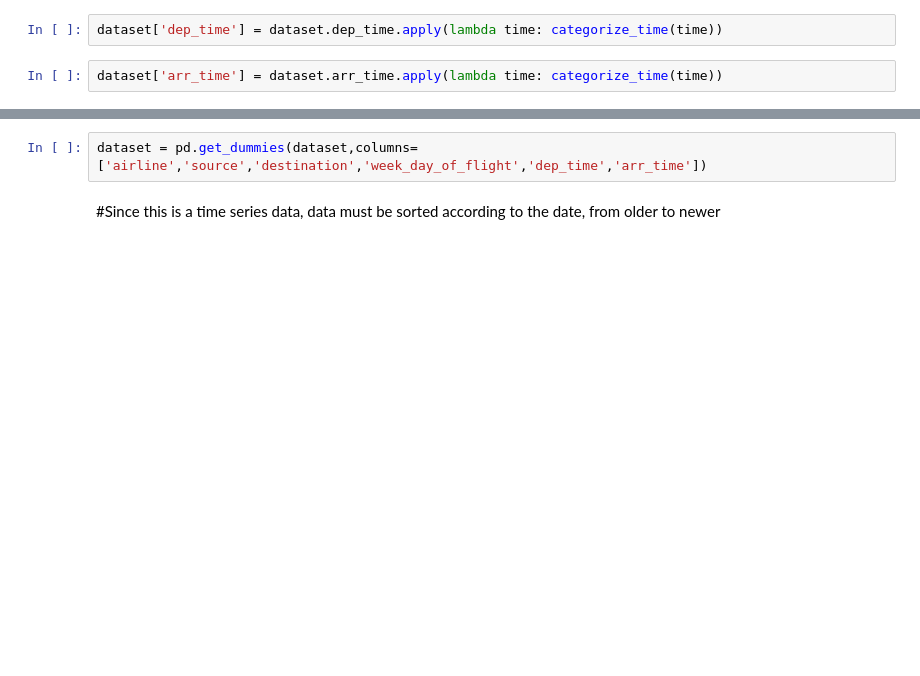
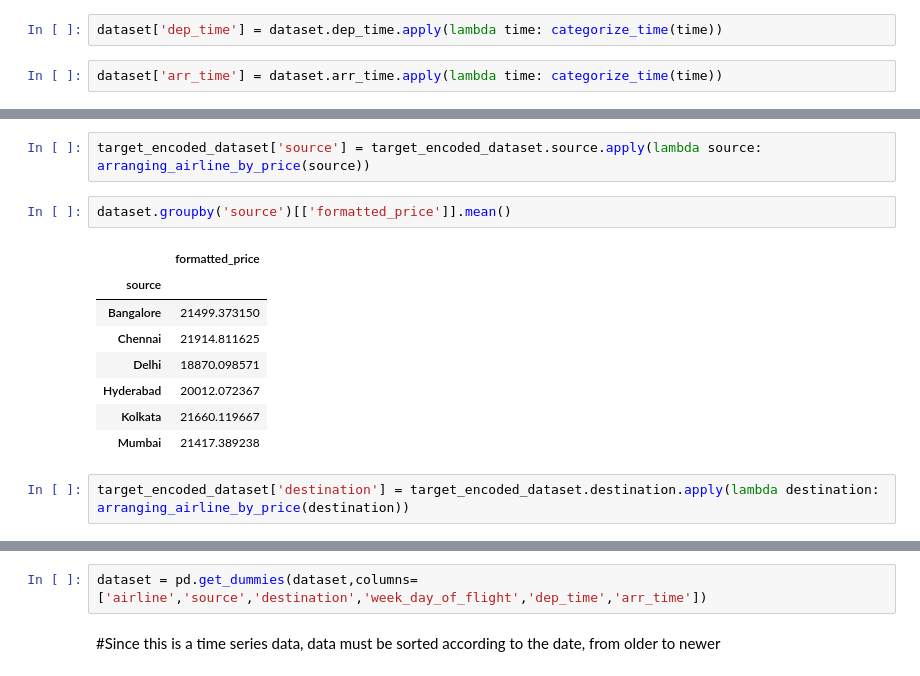
Before and after one commit to NourKamaly/AirlineTicketPricePrediction, a Jupyter notebook: Preprocessing notebook and final dataset/Preprocessing.ipynb, the cells around one changed output, grey strips where cells are left out. Drawn from its saved outputs; the diff is of its cells as text; blank space fills up the shorter version.

```diff
--- a/Preprocessing notebook and final dataset/Preprocessing.ipynb
+++ b/Preprocessing notebook and final dataset/Preprocessing.ipynb
@@ -377,0 +483,15 @@ dataset.drop(columns=['date','ch_code','time_taken','stop','route','price','form
+# %%
+target_encoded_dataset['source'] = target_encoded_dataset.source.apply(lambda source: arranging_airline_by_price(source))
+# %%
+dataset.groupby('source')[['formatted_price']].mean()
+# %% [output]
+|  | formatted_price |
+| source |  |
+| Bangalore | 21499.373150 |
+| Chennai | 21914.811625 |
+| Delhi | 18870.098571 |
+| Hyderabad | 20012.072367 |
+| Kolkata | 21660.119667 |
+| Mumbai | 21417.389238 |
+# %%
+target_encoded_dataset['destination'] = target_encoded_dataset.destination.apply(lambda destination: arranging_airline_by_price(destination))
```
Also changed, not shown: parts of 43 cells of this notebook.
